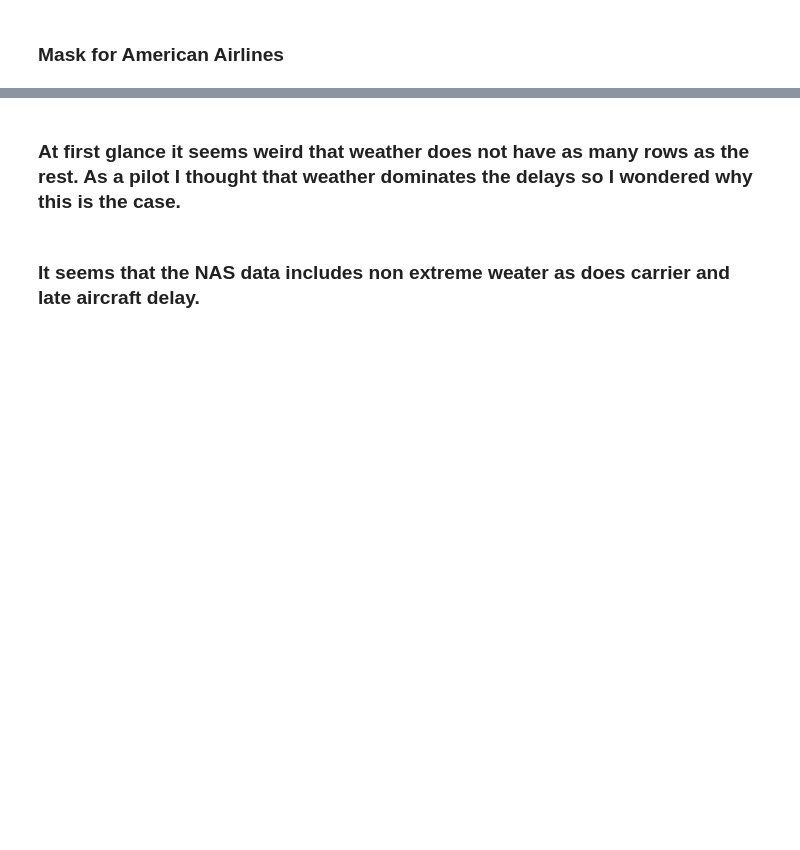
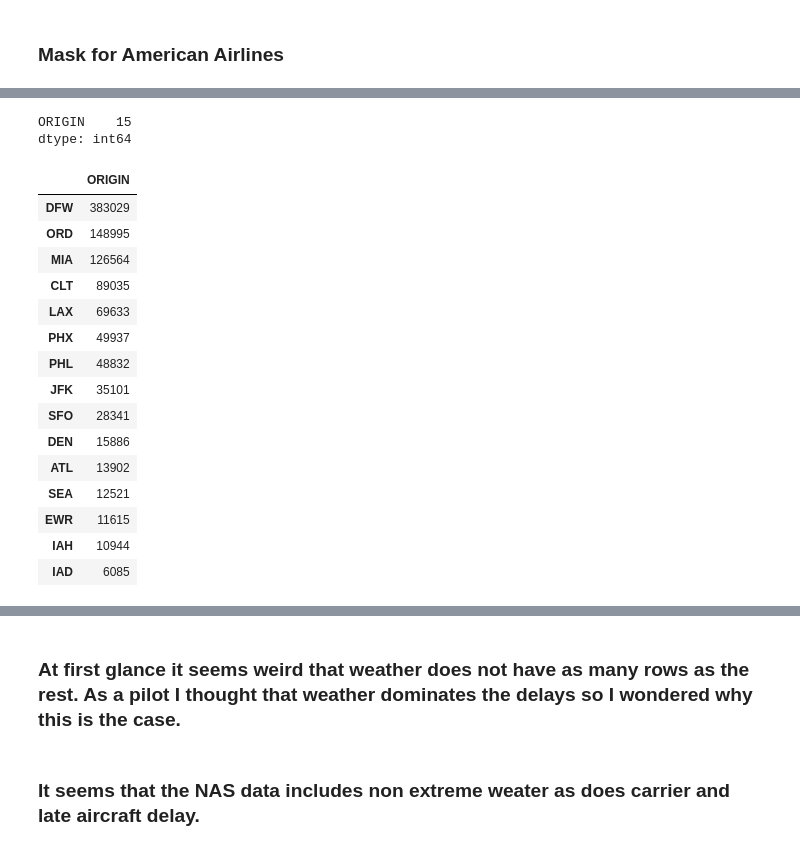
Before and after one commit to CLOUD-NINE-FLIGHT-SOLUTIONS/CLOUD-NINE-FLIGHT-SOLUTIONS, a Jupyter notebook: Miatta/explore_ms.ipynb, the cells around one changed output, grey strips where cells are left out. Drawn from its saved outputs; the diff is of its cells as text; code cells hidden in the pictures; blank space fills up the shorter version.

```diff
--- a/Miatta/explore_ms.ipynb
+++ b/Miatta/explore_ms.ipynb
@@ -74,0 +156,31 @@ flights_dropped
+# %%
+# Extracting the frequency counts of each unique airport in the 'ORIGIN' column of the 'flights' dataframe.
+# The result is stored in 'list_of_airports' which is then converted into a DataFrame.
+# Finally, we're finding the number of unique counts (i.e., the number of times each airport frequency occurs) using 'nunique()'.
+
+list_of_airports = flights['ORIGIN'].value_counts()
+list_of_airports = pd.DataFrame(list_of_airports)
+list_of_airports.nunique()
+# %% [output]
+ORIGIN    15
+dtype: int64
+# %%
+# Display the first 15 rows of the 'list_of_airports' dataframe to get a quick overview of its data structure and contents.
+list_of_airports.head(15)
+# %% [output]
+|  | ORIGIN |
+| DFW | 383029 |
+| ORD | 148995 |
+| MIA | 126564 |
+| CLT | 89035 |
+| LAX | 69633 |
+| PHX | 49937 |
+| PHL | 48832 |
+| JFK | 35101 |
+| SFO | 28341 |
+| DEN | 15886 |
+| ATL | 13902 |
+| SEA | 12521 |
+| EWR | 11615 |
+| IAH | 10944 |
+| IAD | 6085 |
```
Also changed, not shown: parts of 27 cells of this notebook, 1 other file.
